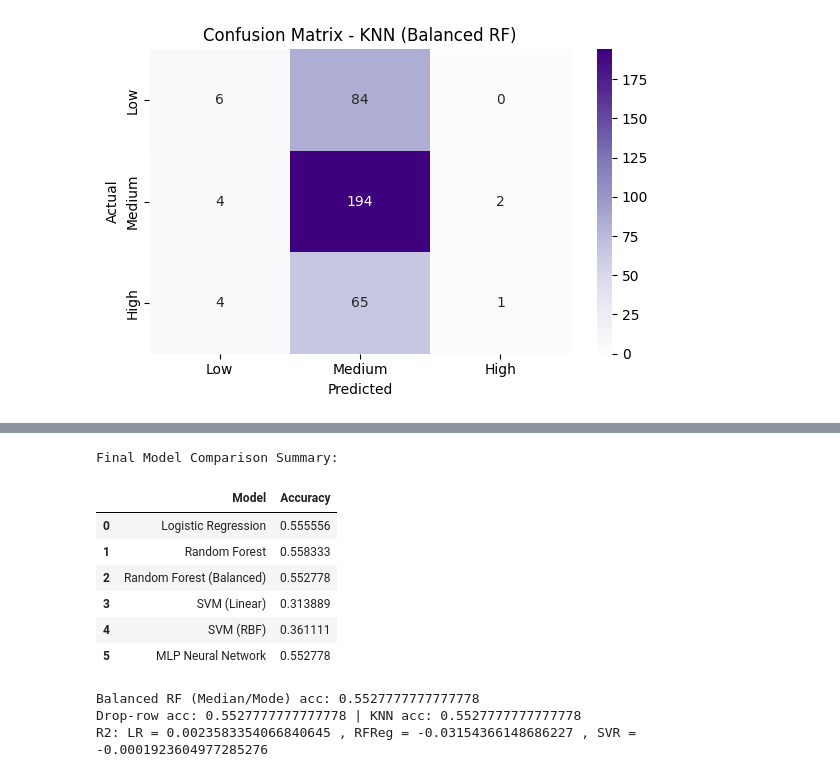
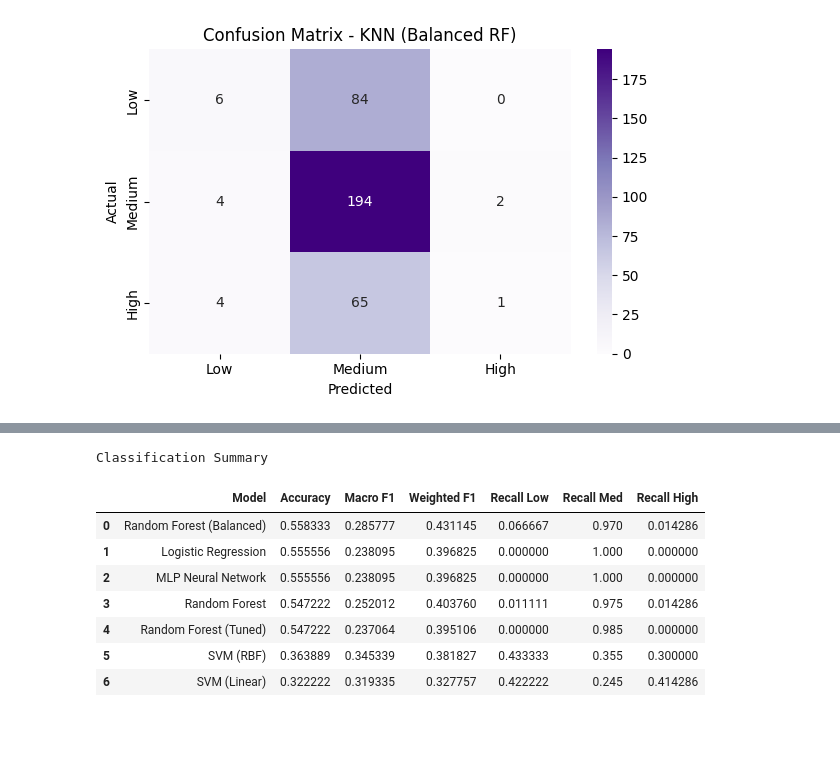
Before and after one commit to donaann84/PROJECT, a Jupyter notebook: Main_Project.ipynb, the cells around one changed output, grey strips where cells are left out. Saved outputs shown, nothing was run; the diff lists cells and outputs as text; code cells hidden in the pictures; blank space fills up the shorter version.

```diff
--- a/Main_Project.ipynb
+++ b/Main_Project.ipynb
@@ -898,32 +868,41 @@ plt.tight_layout(); plt.show()
-# %%
-# Live final comparison table (classification models you trained)
-final_rows = [
-    ("Logistic Regression",          accuracy_score(y_test, y_pred_logistic)),
-    ("Random Forest",                accuracy_score(y_test, y_pred_rf)),
-    ("Random Forest (Balanced)",     accuracy_score(y_test, y_pred_rf_balanced)),
-    ("SVM (Linear)",                 accuracy_score(y_test, y_pred_svm)),
-    ("SVM (RBF)",                    accuracy_score(y_test, y_pred_svm_rbf)),
-    ("MLP Neural Network",           accuracy_score(y_test, y_pred_mlp)),
-]
-model_comparison = pd.DataFrame(final_rows, columns=["Model", "Accuracy"])
-print("Final Model Comparison Summary:\n")
-display(model_comparison)
-# %% [output]
-Final Model Comparison Summary:
-|  | Model | Accuracy |
-| 0 | Logistic Regression | 0.555556 |
-| 1 | Random Forest | 0.558333 |
-| 2 | Random Forest (Balanced) | 0.552778 |
-| 3 | SVM (Linear) | 0.313889 |
-| 4 | SVM (RBF) | 0.361111 |
-| 5 | MLP Neural Network | 0.552778 |
-# %%
-print("Balanced RF (Median/Mode) acc:", accuracy_score(y_test, y_pred_rf_balanced))
-print("Drop-row acc:", accuracy_score(y_test_D, y_pred_D), "| KNN acc:", accuracy_score(y_test_K, y_pred_K))
-print("R2: LR =", r2_score(y_REG_test, y_pred_lin_REG),
-      ", RFReg =", r2_score(y_REG_test, y_pred_rf_REG),
-      ", SVR =", r2_score(y_REG_test, y_pred_svr_REG))
-# %% [output]
-Balanced RF (Median/Mode) acc: 0.5527777777777778
-Drop-row acc: 0.5527777777777778 | KNN acc: 0.5527777777777778
-R2: LR = 0.0023583354066840645 , RFReg = -0.03154366148686227 , SVR = -0.0001923604977285276
+# %%
+# Classification Result
+def summarize_classifiers(y_true, preds_dict, labels=('Low','Medium','High')):
+    rows = []
+    for name, y_pred in preds_dict.items():
+        cr = classification_report(y_true, y_pred, target_names=labels, output_dict=True, zero_division=0)
+        rows.append({
+            "Model": name,
+            "Accuracy": cr["accuracy"],
+            "Macro F1": cr["macro avg"]["f1-score"],
+            "Weighted F1": cr["weighted avg"]["f1-score"],
+            "Recall Low": cr[labels[0]]["recall"],
+            "Recall Med": cr[labels[1]]["recall"],
+            "Recall High": cr[labels[2]]["recall"]
+        })
+    df_sum = pd.DataFrame(rows).sort_values(["Accuracy","Macro F1"], ascending=False).reset_index(drop=True)
+    return df_sum
+
+preds = {
+    "Logistic Regression":           y_pred_logistic,
+    "Random Forest":                 y_pred_rf,
+    "Random Forest (Balanced)":      y_pred_rf_balanced,
+    "Random Forest (Tuned)":         y_pred_rf_best,      # from GridSearchCV
+    "SVM (Linear)":                  y_pred_svm,
+    "SVM (RBF)":                     y_pred_svm_rbf,
+    "MLP Neural Network":            y_pred_mlp
+}
+
+final_cls_summary = summarize_classifiers(y_test, preds)
+print("Classification Summary")
+display(final_cls_summary)
+# %% [output]
+Classification Summary
+|  | Model | Accuracy | Macro F1 | Weighted F1 | Recall Low | Recall Med | Recall High |
+| 0 | Random Forest (Balanced) | 0.558333 | 0.285777 | 0.431145 | 0.066667 | 0.970 | 0.014286 |
+| 1 | Logistic Regression | 0.555556 | 0.238095 | 0.396825 | 0.000000 | 1.000 | 0.000000 |
+| 2 | MLP Neural Network | 0.555556 | 0.238095 | 0.396825 | 0.000000 | 1.000 | 0.000000 |
+| 3 | Random Forest | 0.547222 | 0.252012 | 0.403760 | 0.011111 | 0.975 | 0.014286 |
+| 4 | Random Forest (Tuned) | 0.547222 | 0.237064 | 0.395106 | 0.000000 | 0.985 | 0.000000 |
+| 5 | SVM (RBF) | 0.363889 | 0.345339 | 0.381827 | 0.433333 | 0.355 | 0.300000 |
+| 6 | SVM (Linear) | 0.322222 | 0.319335 | 0.327757 | 0.422222 | 0.245 | 0.414286 |
```
Also changed, not shown: parts of 31 cells of this notebook.
